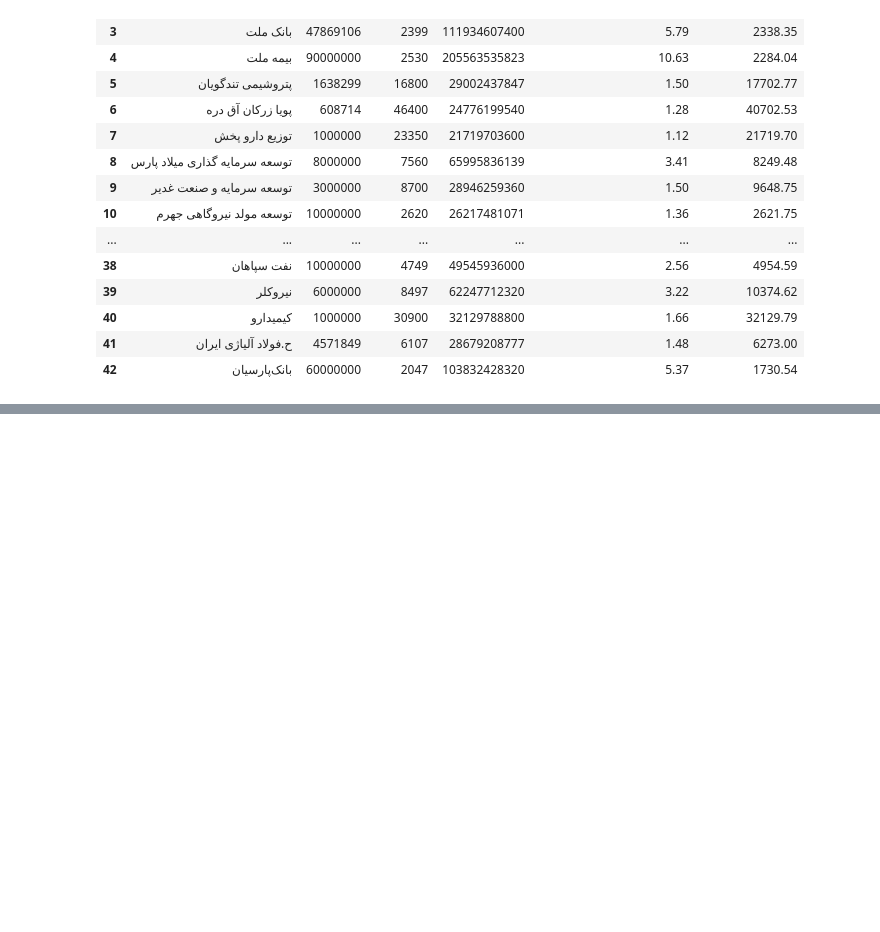
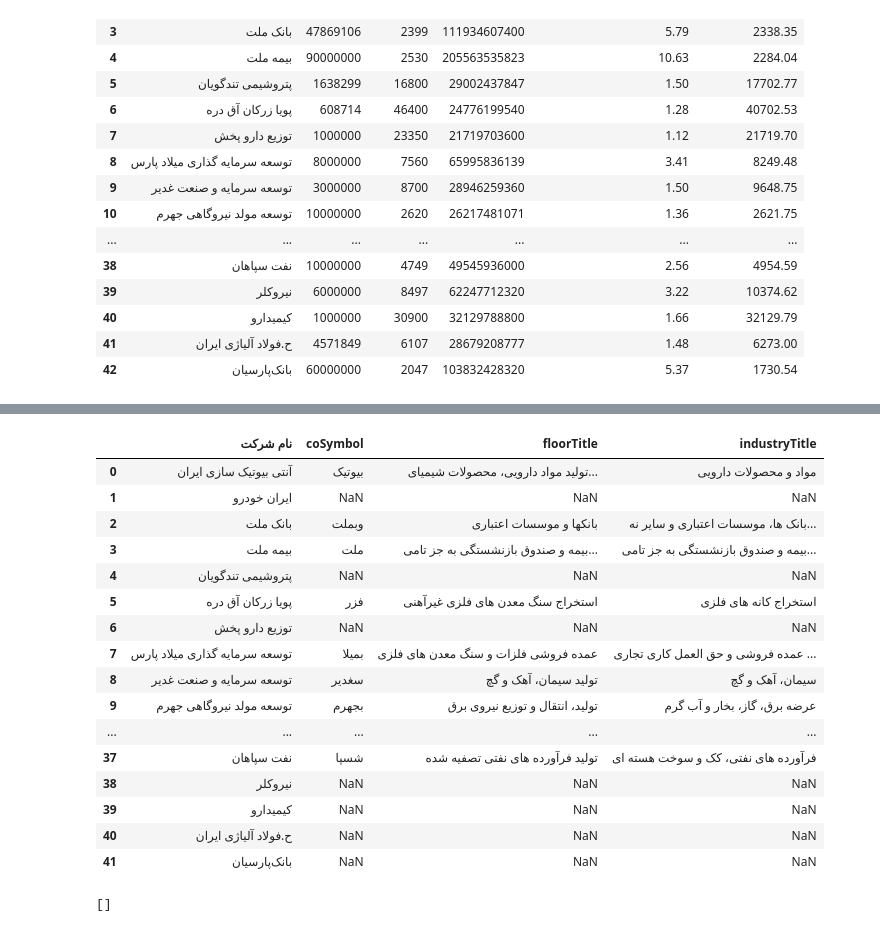
Before and after one commit to Mehdial57/python-project, a Jupyter notebook: sandogh.ipynb, the cells around one changed output, grey strips where cells are left out. Cells and saved outputs as stored; diff of their text form; code cells hidden in the pictures; blank space fills up the shorter version.

```diff
--- a/sandogh.ipynb
+++ b/sandogh.ipynb
@@ -37,6 +38,7 @@ df = df.drop(columns={'مبلغ فروش', 'خالص ارزش فروش'}, axis=1
 # %%
 df['تعداد'] = pd.to_numeric(df['تعداد'])
 df['بهای تمام شده'] = pd.to_numeric(df['بهای تمام شده'])
+df['نام شرکت'] = df['نام شرکت'].astype(str)
 # %%
 df['میانگین قیمت خرید'] = (df['بهای تمام شده'] / df['تعداد']).round(2)
 # %%
@@ -65,0 +89,45 @@ df.to_excel('ثهام.xlsx', index=False)
+# %%
+merged_df
+# %% [output]
+|  | نام شرکت | coSymbol | floorTitle | industryTitle |
+| 0 | آنتی بیوتیک سازی ایران | بیوتیک | تولید مواد دارویی، محصولات شیمیای... | مواد و محصولات دارویی |
+| 1 | ایران‌ خودرو | NaN | NaN | NaN |
+| 2 | بانک ملت | وبملت | بانکها و موسسات اعتباری | بانک ها، موسسات اعتباری و سایر نه... |
+| 3 | بیمه ملت | ملت | بیمه و صندوق بازنشستگی به جز تامی... | بیمه و صندوق بازنشستگی به جز تامی... |
+| 4 | پتروشیمی تندگویان | NaN | NaN | NaN |
+| 5 | پویا زرکان آق دره | فزر | استخراج سنگ معدن های فلزی غیرآهنی | استخراج کانه های فلزی |
+| 6 | توزیع دارو پخش | NaN | NaN | NaN |
+| 7 | توسعه سرمایه گذاری میلاد پارس | بمیلا | عمده فروشی فلزات و سنگ معدن های فلزی | عمده فروشی و حق العمل کاری تجاری ... |
+| 8 | توسعه سرمایه و صنعت غدیر | سغدیر | تولید سیمان، آهک و گچ | سیمان، آهک و گچ |
+| 9 | توسعه مولد نیروگاهی جهرم | بجهرم | تولید، انتقال و توزیع نیروی برق | عرضه برق، گاز، بخار و آب گرم |
+| ... | ... | ... | ... | ... |
+| 37 | نفت سپاهان | شسپا | تولید فرآورده های نفتی تصفیه شده | فرآورده های نفتی، کک و سوخت هسته ای |
+| 38 | نیروکلر | NaN | NaN | NaN |
+| 39 | کیمیدارو | NaN | NaN | NaN |
+| 40 | ح.فولاد آلیاژی ایران | NaN | NaN | NaN |
+| 41 | بانک‌پارسیان‌ | NaN | NaN | NaN |
+# %%
+str1 = 'ایران‌ خودرو'
+str2 = 'ایران‌ خودرو'
+def compare_strings(str1, str2):
+    # Find the minimum length between the two strings
+    min_length = min(len(str1), len(str2))
+
+    # Initialize an empty list to store the differing characters
+    differing_chars = []
+
+    # Compare each character in the strings
+    for i in range(min_length):
+        if str1[i] != str2[i]:
+            differing_chars.append((str1[i], str2[i]))
+#If one string is longer than the other, add the extra characters
+    if len(str1) > len(str2):
+        differing_chars.extend([(char, None) for char in str1[min_length:]])
+    elif len(str1) < len(str2):
+        differing_chars.extend([(None, char) for char in str2[min_length:]])
+
+    return differing_chars
+differences = compare_strings(str1, str2)
+print(differences)
+# %% [output]
+[]
```
Also changed, not shown: parts of 8 cells of this notebook.
